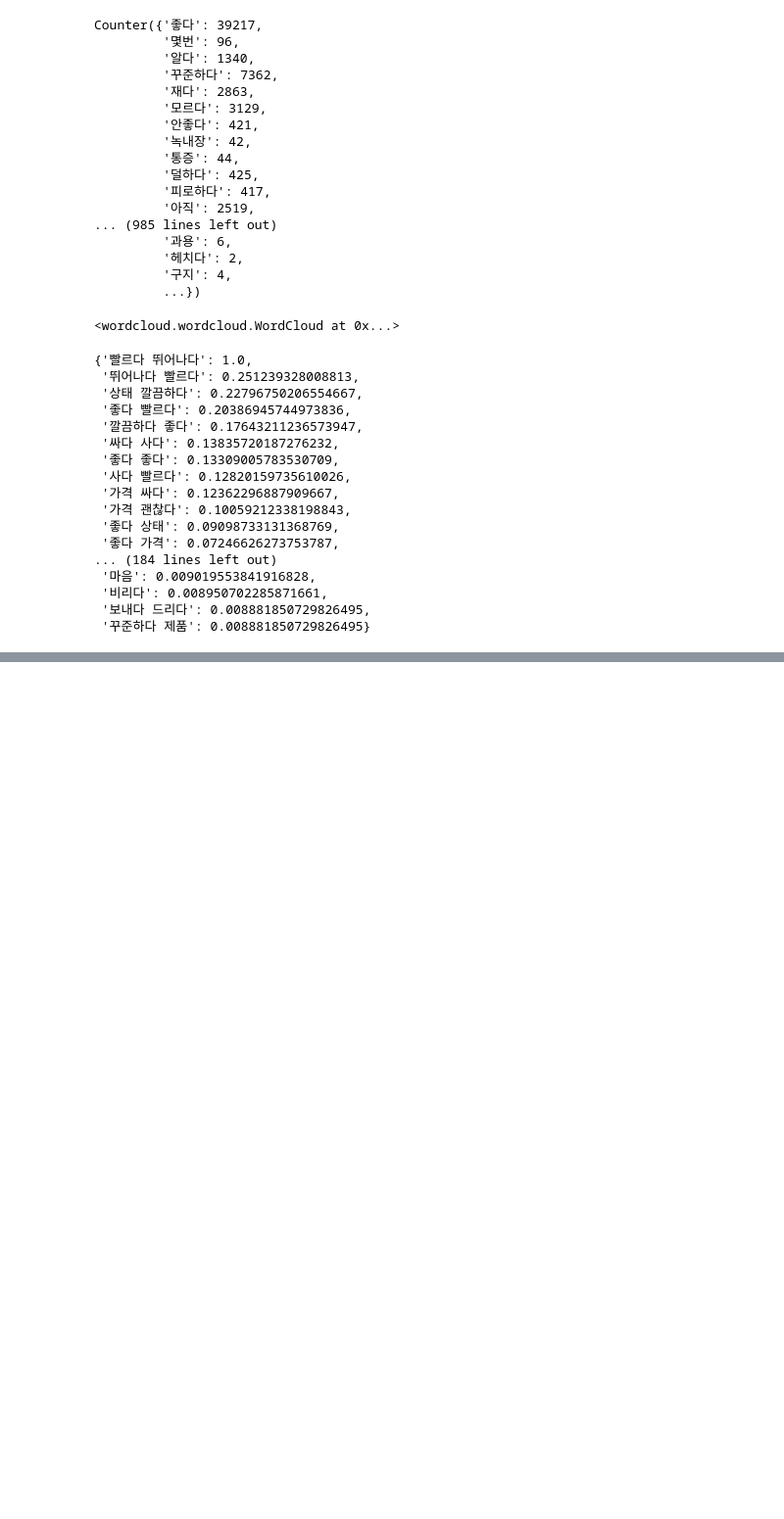
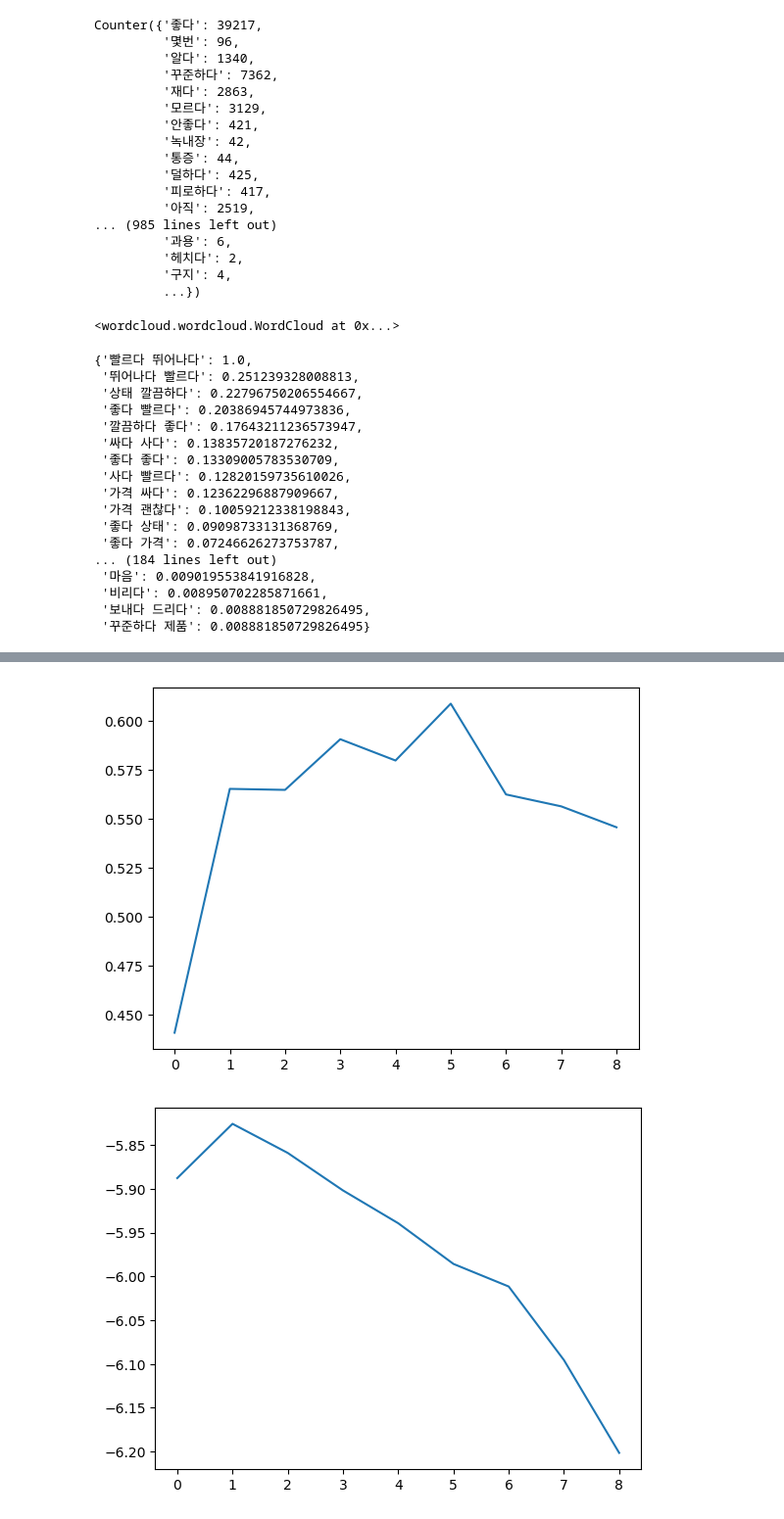
Before and after one commit to araya1203/project_nutrients_data_analytics, a Jupyter notebook: gatheringdatas/codes/eyes/eyes_preprocess.ipynb, the cells around one changed output, grey strips where cells are left out. Shown at 98% size. Drawn from its saved outputs; the diff is of its cells as text; code cells hidden in the pictures; blank space fills up the shorter version.

```diff
--- a/gatheringdatas/codes/eyes/eyes_preprocess.ipynb
+++ b/gatheringdatas/codes/eyes/eyes_preprocess.ipynb
@@ -231,0 +516,6 @@ plt.show()
+# %%
+# 결과 출력
+morphs_list_pos = list()
+for tokens in tokenized_sentences_pos:
+    morphs_list_pos.append(tokens)
+morphs_list_pos
@@ -231,0 +540,5 @@ plt.show()
+# %%
+preprocessed_sentences = morphs_list_pos
+# %%
+dictionary_sentences = Dictionary(preprocessed_sentences) # fix in like sklean
+dictionary_sentences
@@ -231,0 +547,10 @@ plt.show()
+# %%
+start_topic = 2
+end_topic = 10
+coherence_scores = list()
+perplexity_scores = list()
+for topic_number in range(start_topic, end_topic+1):
+    best_pos_lda_model = LdaModel(corpus=corpus_list_pos, id2word=dictionary_sentences, num_topics=topic_number) # fix
+    coherenceModel = CoherenceModel(model=best_pos_lda_model, texts=morphs_list_pos, dictionary=dictionary_sentences)
+    coherence_scores.append(coherenceModel.get_coherence()) # 일관성 점수
+    perplexity_scores.append(best_pos_lda_model.log_perplexity(corpus_list_pos))
@@ -231,0 +571,8 @@ plt.show()
+# %%
+sns.lineplot(coherence_scores)
+plt.show()
+sns.lineplot(perplexity_scores)
+plt.show()
+# %% [output]
+[figure, added]
+[figure, added]
```
Also changed, not shown: parts of 73 cells of this notebook, 21 other files.
